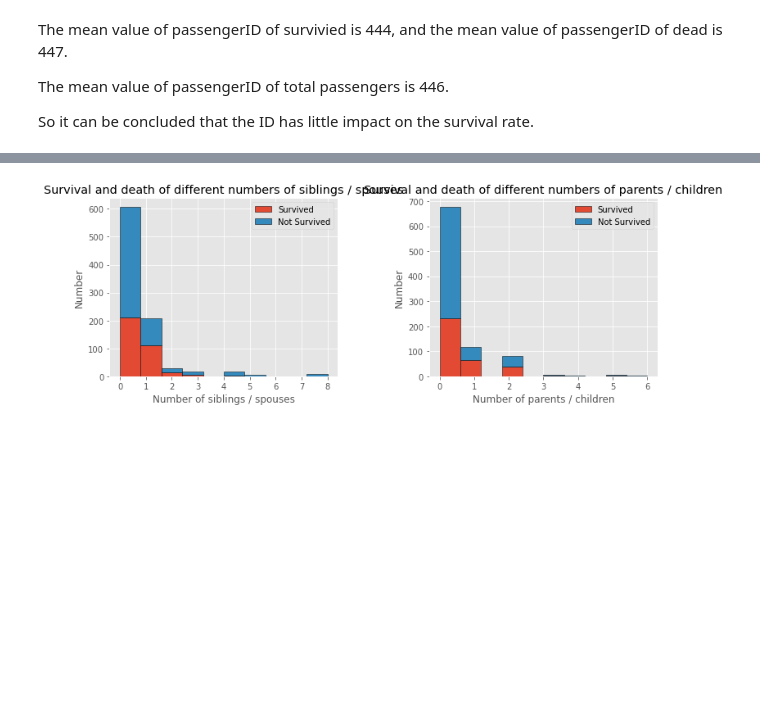
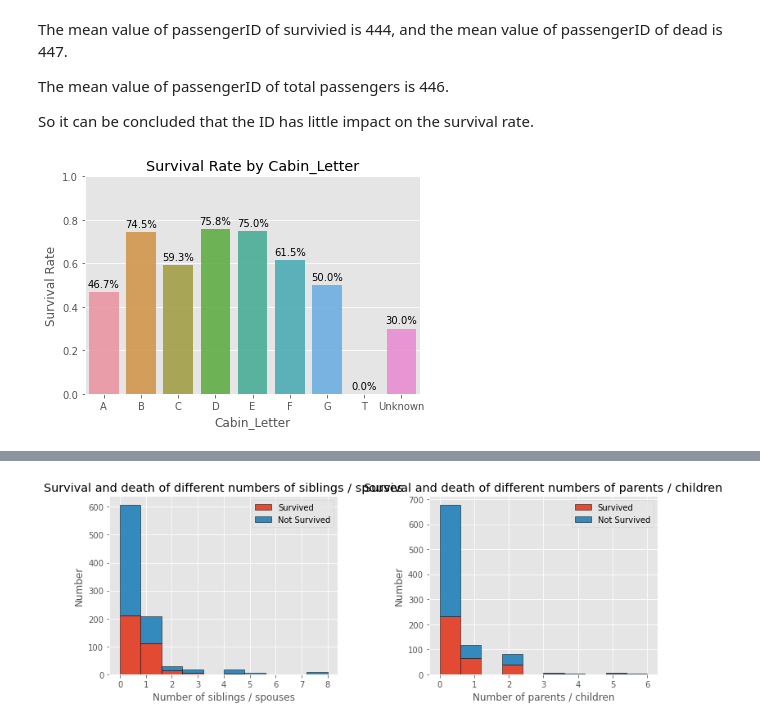
Before and after one commit to Yichen575/kaggle-projects, a Jupyter notebook: titanic/Data-analysis.ipynb, the cells around one changed output, grey strips where cells are left out. Saved outputs shown, nothing was run; the diff lists cells and outputs as text; code cells hidden in the pictures; blank space fills up the shorter version.

```diff
--- a/titanic/Data-analysis.ipynb
+++ b/titanic/Data-analysis.ipynb
@@ -119,3 +111,24 @@ The mean value of passengerID of survivied is 444, and the mean value of passeng
 The mean value of passengerID of total passengers is 446.
 
 So it can be concluded that the ID has little impact on the survival rate.
+# %%
+# add one column named cabin_letter
+df['Cabin_Letter'] = df['Cabin'].str[:1]
+# fill NA with 'unknown'
+df.Cabin_Letter.fillna('Unknown', inplace=True)
+df_2= df.drop(columns=['Cabin'])
+# calculate survival rate
+Cabin_Letter_survival_rate = df_2.groupby('Cabin_Letter')['Survived'].mean().reset_index()
+ax = sns.barplot(x='Cabin_Letter', y='Survived', data=Cabin_Letter_survival_rate,  alpha= 0.9)
+for p in ax.patches:
+    ax.annotate(f'{p.get_height()*100:.1f}%', (p.get_x() + p.get_width() / 2., p.get_height()),
+                ha='center', va='center', fontsize=10, color='black', xytext=(0, 8),
+                textcoords='offset points')
+plt.title('Survival Rate by Cabin_Letter', )
+plt.xlabel('Cabin_Letter')
+plt.ylabel('Survival Rate')
+plt.ylim([0, 1])
+
+plt.show()
+# %% [output]
+[figure, added]
```
Also changed, not shown: parts of 9 cells of this notebook, 1 other file.
